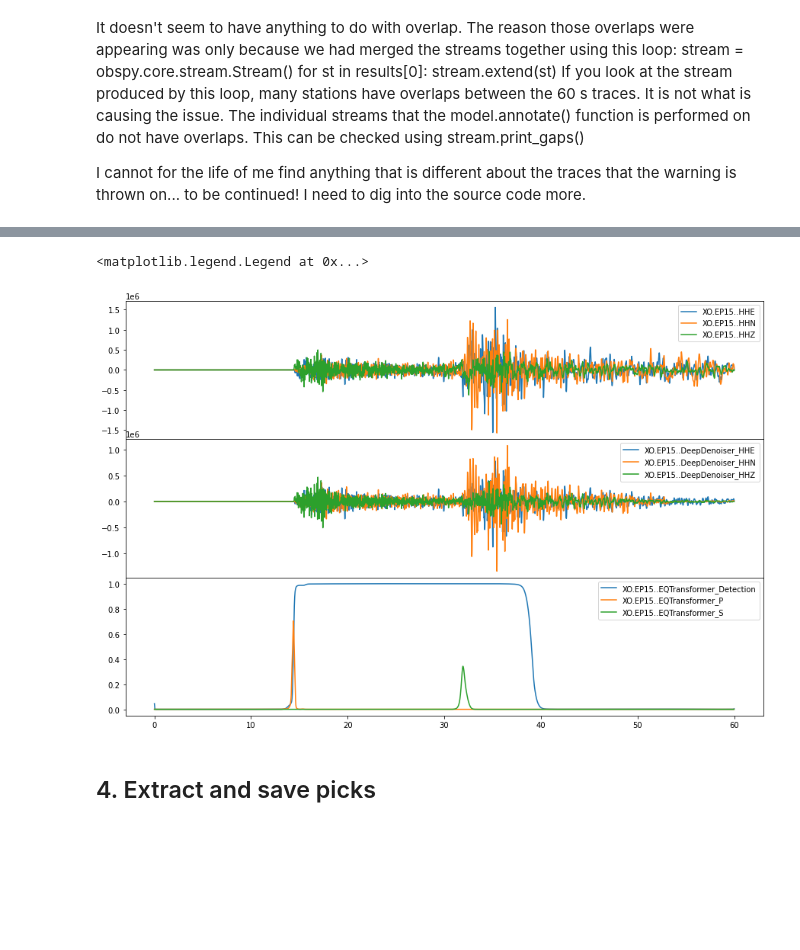
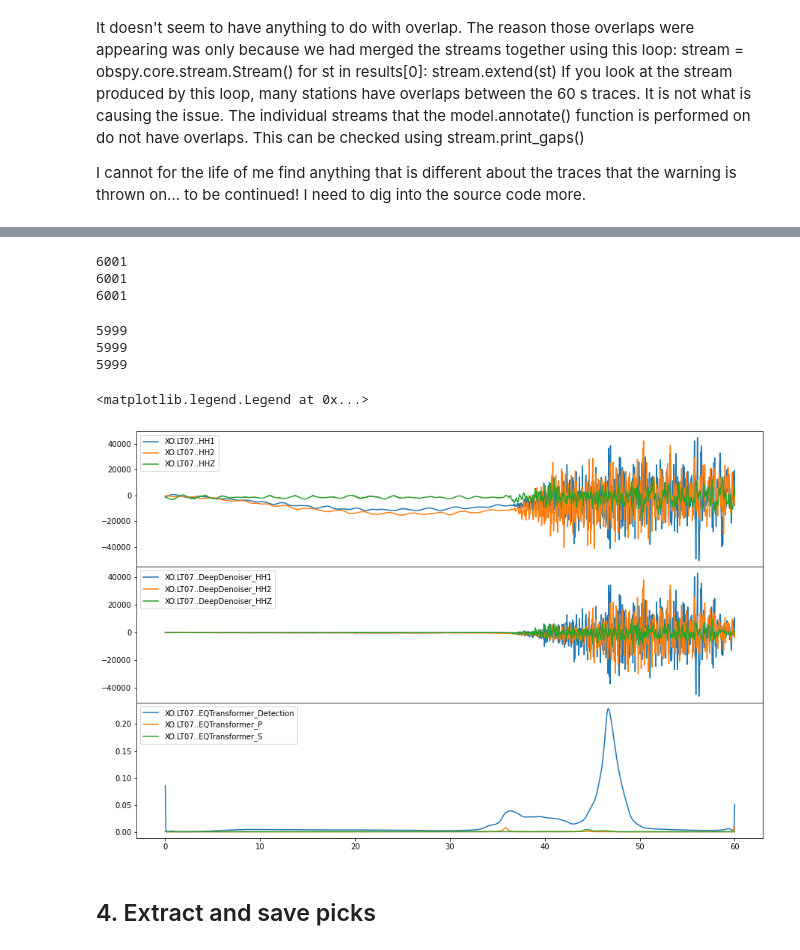
Before and after one commit to zoekrauss/alaska-continuous, a Jupyter notebook: workflow.ipynb, the cells around one changed output, grey strips where cells are left out. Drawn from its saved outputs; the diff is of its cells as text; code cells hidden in the pictures; blank space fills up the shorter version.

```diff
--- a/workflow.ipynb
+++ b/workflow.ipynb
@@ -45,17 +43,18 @@ dfS['end_date']=pd.to_datetime(dfS['end_date'],infer_datetime_format=True,errors
 # %%
 # Download waveforms
 
-step = 60
+waveform_length = 60
+waveform_overlap = 20
 t1 = datetime.datetime(2018,5,25,12,35)
 t1 = datetime.datetime(2019,5,27,9,52,30)
 t2 = t1 + pd.Timedelta(3,'minutes')
-time_bins = pd.to_datetime(np.arange(t1,t2,pd.Timedelta(step,'seconds')))
+time_bins = pd.to_datetime(np.arange(t1,t2,pd.Timedelta(waveform_length-waveform_overlap,'seconds')))
 
 @dask.delayed
-def loop_times(dfS,t1,step):
-    return alaska_utils.retrieve_waveforms(dfS,t1,t1+pd.Timedelta(step,'seconds'),separate=True)
+def loop_times(dfS,t1,waveform_length):
+    return alaska_utils.retrieve_waveforms(dfS,t1,t1+pd.Timedelta(waveform_length,'seconds'),separate=True)
 
-lazy_results = [loop_times(dfS,time,step) for time in time_bins]
+lazy_results = [loop_times(dfS,time,waveform_length) for time in time_bins]
 # %%
 results = dask.compute(lazy_results)
 # %% [output]
@@ -90,10 +88,7 @@ Wall time: 19.1 s
 model = sbm.EQTransformer.from_pretrained("original")
 
 # EDIT MODEL TO NOT CUT SAMPLES OFF
-# the blinding is applied here: https://github.com/seisbench/seisbench/blob/c8c260854143e8241219ec25d9436188a7af124c/seisbench/models/eqtransformer.py#L215
-
-# Note: can we avoid cutting off that last sample too?
-model.default_args["blinding"] = (0,1)
+model.default_args["blinding"] = (0,0)
 # %%
 %%time
 annotation = np.empty([len(denoise)],dtype=object)
@@ -155,22 +138,44 @@ print(ids)
+# %%
+test = seisbench.models.base.WaveformModel()
+ar = test.stream_to_arrays(stream[2])
+for t in ar[1][0]:
+    print(len(t))
+# seisbench.models.base.WaveformModel.stream_to_arrays(test,stream[0])
+# %% [output]
+6001
+6001
+6001
+# %%
+test = seisbench.models.base.WaveformModel()
+ar = test.stream_to_arrays(stream[55])
+for t in ar[1][0]:
+    print(len(t))
+# %% [output]
+5999
+5999
+5999
 # %%
 # GUT CHECK
 
 fig = plt.figure(figsize=(15, 10))
 axs = fig.subplots(3, 1, sharex=True, gridspec_kw={'hspace': 0})
 
 offset = annotation[0][0].stats.starttime - denoise[0][0].stats.starttime
-i=5 # 5, 50
+i=50 # 5, 50
+# example of where a P and S wave come in separately in 60 s windows and are faultily picked - 188 and 287
 for j in [0,1,2]:
     axs[0].plot(stream[i][j].times(), stream[i][j].data, label=stream[i][j].id)
     axs[1].plot(denoise[i][j].times(), denoise[i][j].data, label=denoise[i][j].id)
     axs[2].plot(annotation[i][j].times() + offset, annotation[i][j].data, label=annotation[i][j].id)
 
 axs[0].legend()
 axs[1].legend()
 axs[2].legend()
+
+#v axs[0].set_xlim([6,8])
 # %% [output]
 <matplotlib.legend.Legend at 0x...>
-[figure, old version]
+[figure, new version]
 # %% [markdown]
 ## 4. Extract and save picks
 # %% [raw]
```
Also changed, not shown: parts of 12 cells of this notebook, 2 other files.
